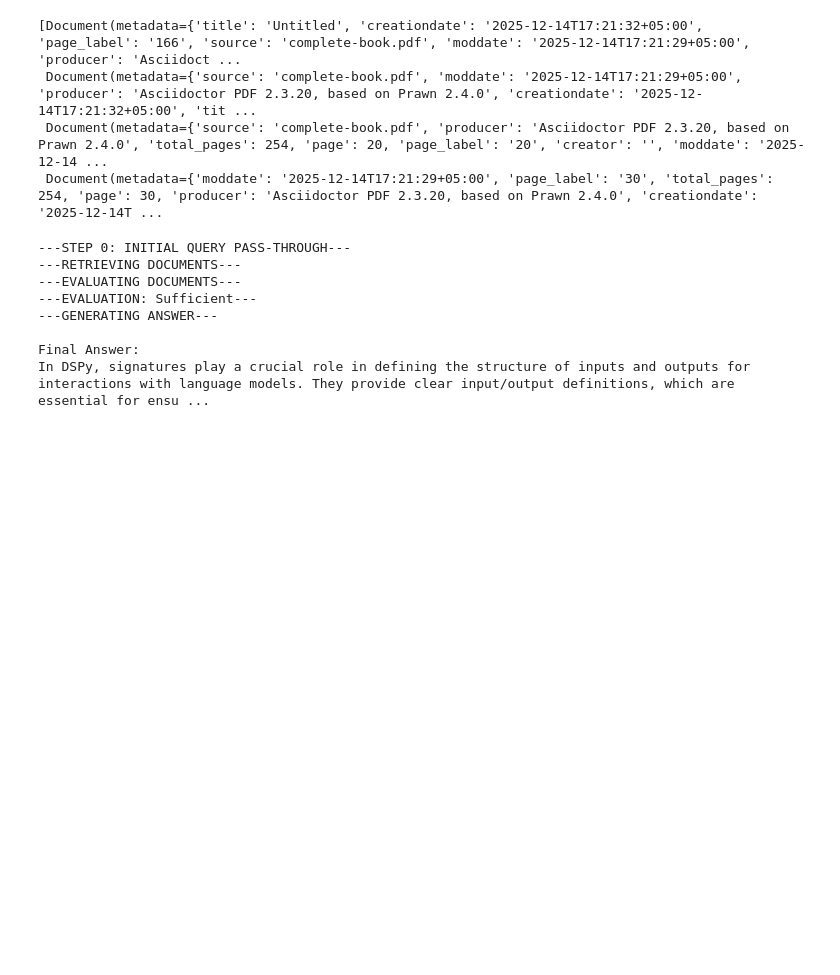
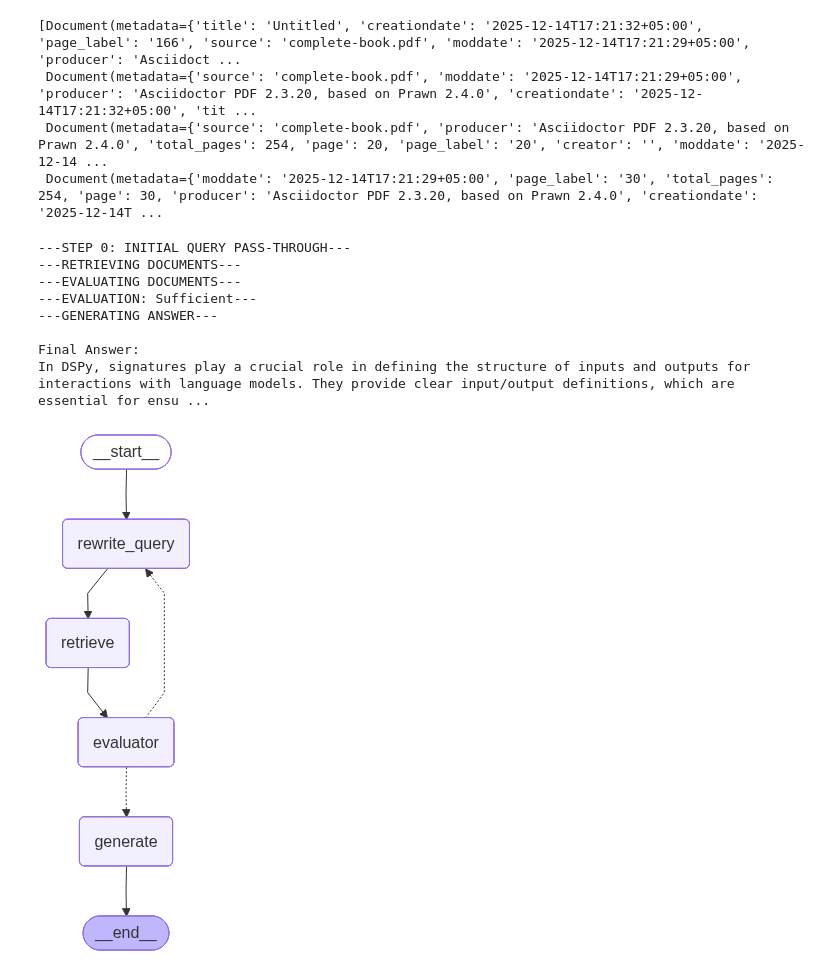
Before and after one commit to marcinwizgird/aiagents-langraph-c1-langchain, a Jupyter notebook: TRAININGS/101s/MAS 101s/RAG Agent.ipynb, the cells around one changed output. Drawn from its saved outputs; the diff is of its cells as text; code cells hidden in the pictures; blank space fills up the shorter version.

```diff
--- a/TRAININGS/101s/MAS 101s/RAG Agent.ipynb
+++ b/TRAININGS/101s/MAS 101s/RAG Agent.ipynb
@@ -160,7 +160,7 @@ def evaluator(state: State, config: RunnableConfig):
 # %%
  #4. Nodes - RAG Agent nodes
 
-def generate(state: State, config: RunnableConfig):
+def gnereate(state: State, config: RunnableConfig):
     """
     Generates the final answer.
     """
@@ -241,0 +251,10 @@ In DSPy, signatures play a crucial role in defining the structure of inputs and
+# %%
+display(
+    Image(
+        app.get_graph().draw_mermaid_png(
+            draw_method=MermaidDrawMethod.API
+       )
+    )
+)
+# %% [output]
+[figure, added]
```
Also changed, not shown: parts of 1 cell of this notebook, 1 other file.
